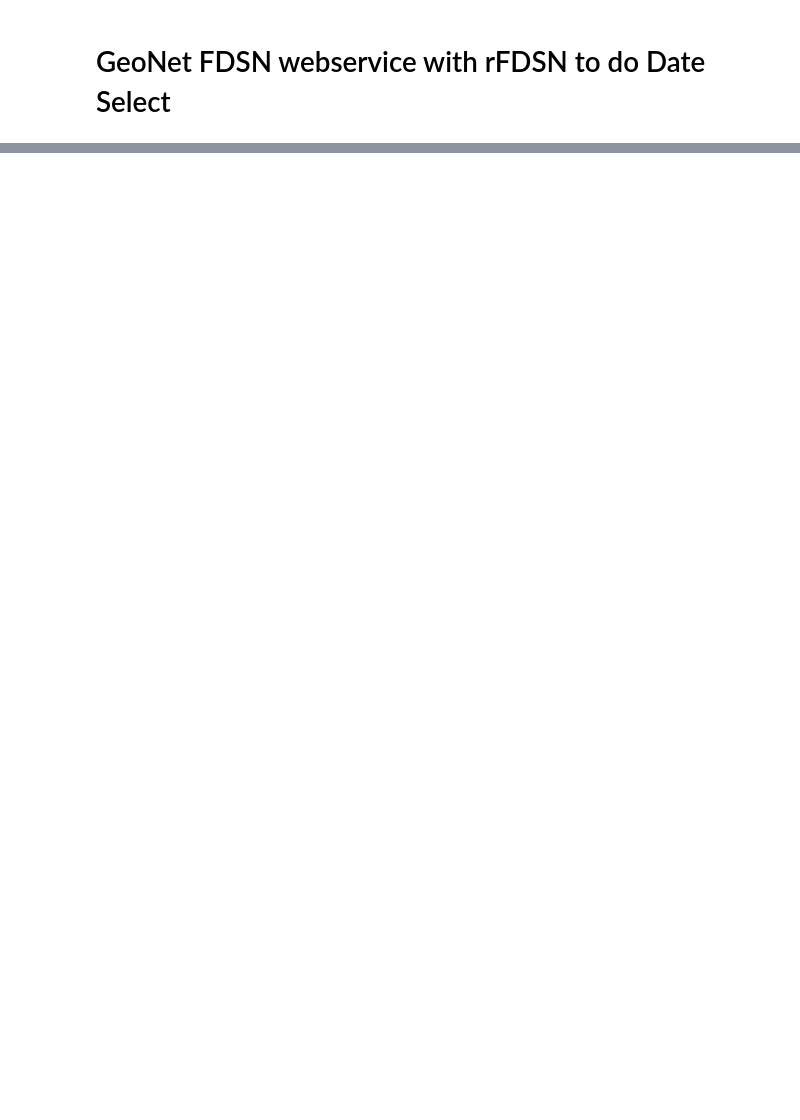
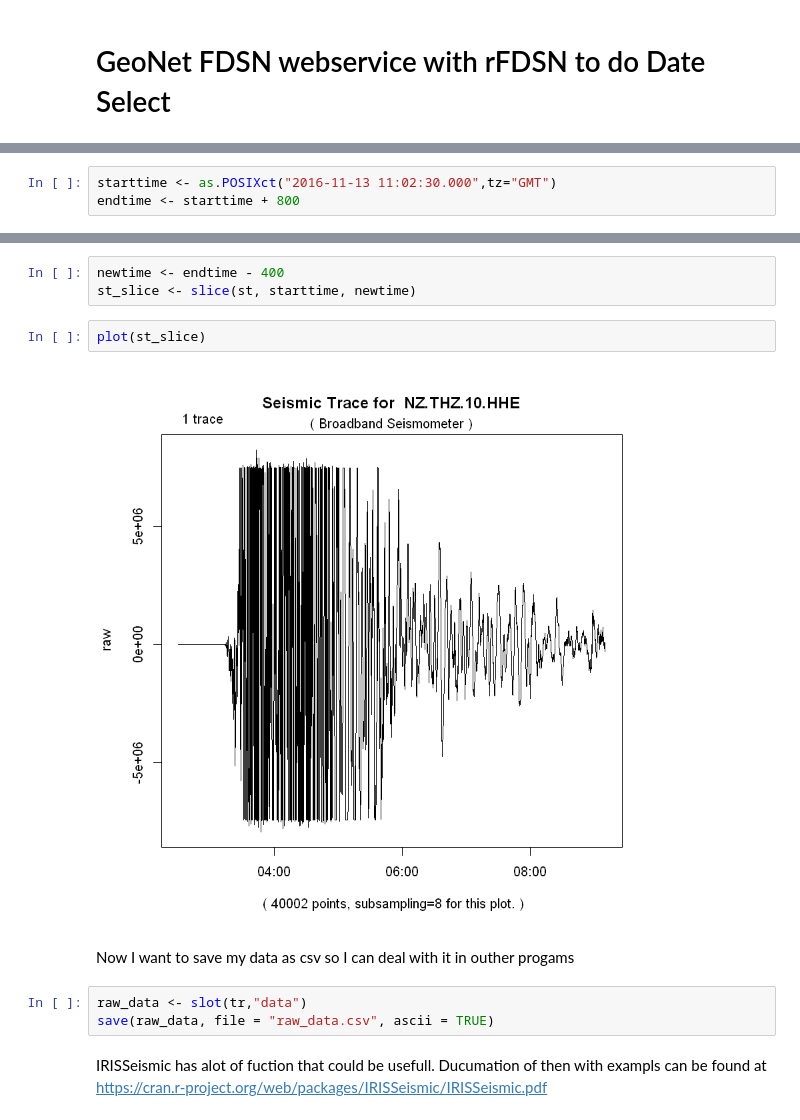
Before and after one commit to GeoNet/fdsn, a Jupyter notebook: examples/GeoNet_FDSN_demo_R_dataselect.ipynb, the cells around one changed output, grey strips where cells are left out. Drawn from its saved outputs; the diff is of its cells as text; blank space fills up the shorter version.

```diff
--- a/examples/GeoNet_FDSN_demo_R_dataselect.ipynb
+++ b/examples/GeoNet_FDSN_demo_R_dataselect.ipynb
@@ -35,0 +29,3 @@ par <- list(
+# %%
+starttime <- as.POSIXct("2016-11-13 11:02:30.000",tz="GMT")
+endtime <- starttime + 800
@@ -43,0 +151,14 @@ try(FDSNGetTimeSeries(arc_dataselect,par,save.file="TDHS.mseed"))
+# %%
+newtime <- endtime - 400
+st_slice <- slice(st, starttime, newtime)
+# %%
+plot(st_slice)
+# %% [output]
+[figure, added]
+# %% [markdown]
+Now I want to save my data as csv so I can deal with it in outher progams
+# %%
+raw_data <- slot(tr,"data")
+save(raw_data, file = "raw_data.csv", ascii = TRUE)
+# %% [markdown]
+IRISSeismic has alot of fuction that could be usefull. Ducumation of then with exampls can be found at https://cran.r-project.org/web/packages/IRISSeismic/IRISSeismic.pdf
```
Also changed, not shown: parts of 28 cells of this notebook.
